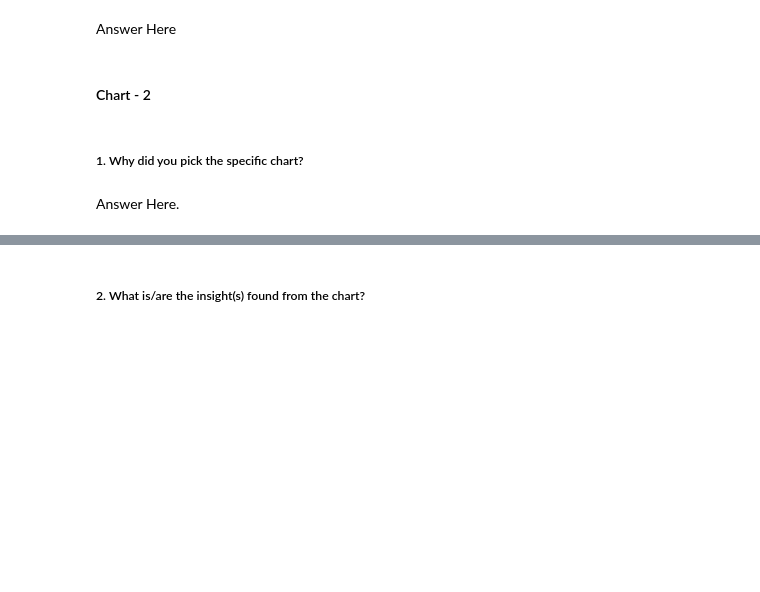
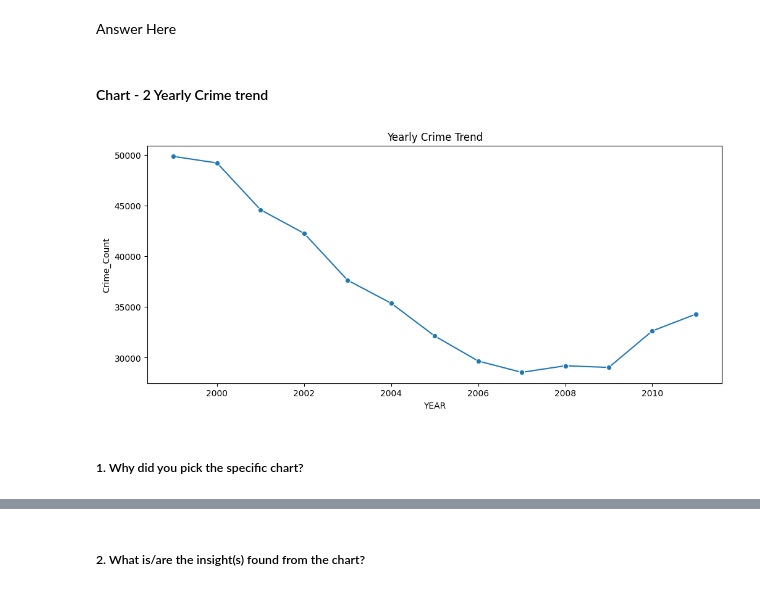
Before and after one commit to nibedita-26/crime_forecasting, a Jupyter notebook: notebook/ml_project.ipynb, the cells around one changed output, grey strips where cells are left out. Saved outputs shown, nothing was run; the diff lists cells and outputs as text; code cells hidden in the pictures; blank space fills up the shorter version.

Commit message:
Completed temporal Exploratory Data Analysis

```diff
--- a/notebook/ml_project.ipynb
+++ b/notebook/ml_project.ipynb
@@ -542,4 +546,4 @@ Are there any insights that lead to negative growth? Justify with specific reaso
 # %% [markdown]
 Answer Here
 # %% [markdown]
-#### Chart - 2
+#### Chart - 2 Yearly Crime trend
@@ -548,4 +550,14 @@ Answer Here
+# %%
+# Chart - 2 visualization code
+yearly_crime = train_df.groupby('YEAR').size().reset_index(name = 'Crime_Count')
+plt.figure(figsize = (12,5))
+sns.lineplot(data = yearly_crime, x ='YEAR', y = 'Crime_Count', marker = 'o')
+plt.title("Yearly Crime Trend")
+
+plt.savefig('../outputs/yearly_crime_trend.png')
+
+plt.show()
+# %% [output]
+[figure, added]
 # %% [markdown]
 ##### 1. Why did you pick the specific chart?
-# %% [markdown]
-Answer Here.
```
Also changed, not shown: parts of 37 cells of this notebook, 5 other files.
